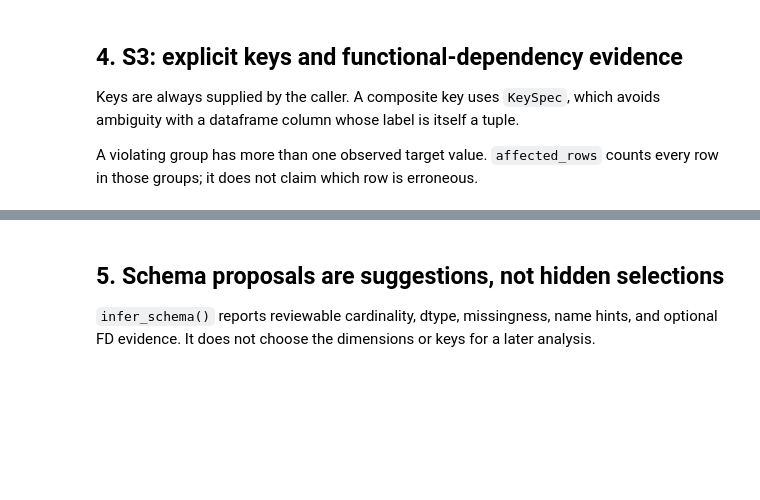
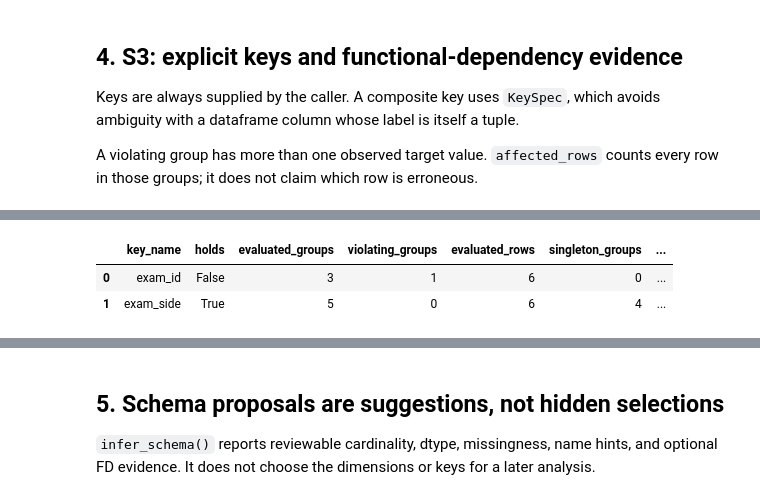
Before and after one commit to beatrice-b-m/bea-tools, a Jupyter notebook: examples/feature-hierarchy-explorer.ipynb, the cells around one changed output, grey strips where cells are left out. Cells and saved outputs as stored; diff of their text form; code cells hidden in the pictures; blank space fills up the shorter version.

```diff
--- a/examples/feature-hierarchy-explorer.ipynb
+++ b/examples/feature-hierarchy-explorer.ipynb
@@ -155,0 +373,23 @@ dependency_table.query("key == 'exam_side' and target == 'finding'")
+# %%
+grain_demo = pd.DataFrame({
+    "exam_id": [1, 1, 2, 2, 3, 3],
+    "side": ["L", "R", "L", "R", "L", "L"],
+    "finding": ["clear", "scar", "clear", "clear", "scar", "scar"],
+})
+demo_keys = ["exam_id", KeySpec("exam_side", ("exam_id", "side"))]
+demo_grain = grain(grain_demo, demo_keys)
+display(SVG(render_svg(demo_grain)))
+
+finding_evidence = pd.DataFrame([
+    {field: record[field] for field in (
+        "key_name", "holds", "evaluated_groups", "violating_groups",
+        "evaluated_rows", "singleton_groups", "repeated_groups",
+    )}
+    for record in demo_grain["graph"]["dependencies"]
+    if record["target"]["value"] == "finding"
+])
+assert finding_evidence["evaluated_groups"].tolist() == [3, 5]
+assert finding_evidence["violating_groups"].tolist() == [1, 0]
+assert finding_evidence["singleton_groups"].tolist() == [0, 4]
+finding_evidence
+# %% [output]
@@ -155,0 +397,3 @@ dependency_table.query("key == 'exam_side' and target == 'finding'")
+|  | key_name | holds | evaluated_groups | violating_groups | evaluated_rows | singleton_groups | ... |
+| 0 | exam_id | False | 3 | 1 | 6 | 0 | ... |
+| 1 | exam_side | True | 5 | 0 | 6 | 4 | ... |
```
Also changed, not shown: parts of 43 cells of this notebook, 2 other files.
